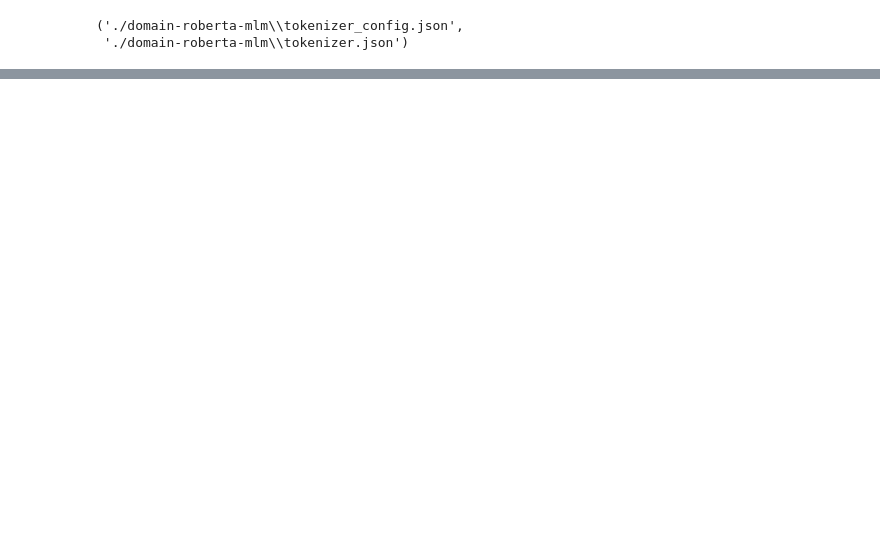
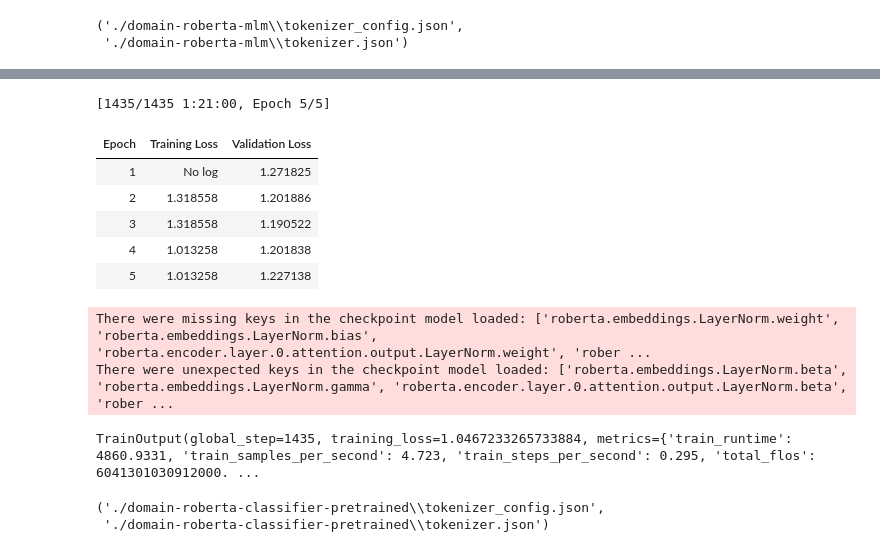
Before and after one commit to AhmedAlrashid/news-bias-classifier, a Jupyter notebook: roberta.ipynb, the cells around one changed output, grey strips where cells are left out. Saved outputs shown, nothing was run; the diff lists cells and outputs as text; code cells hidden in the pictures; blank space fills up the shorter version.

```diff
--- a/roberta.ipynb
+++ b/roberta.ipynb
@@ -211,0 +276,5 @@ weighted avg       0.53      0.50      0.49       976
+# %%
+# Load base model
+roberta_model_classifier_with_pretrained = RobertaForSequenceClassification.from_pretrained('./domain-roberta-mlm', num_labels=7).to('cuda')
+# IMPORTANT, reassign roberta_tokenizer so tokenize function uses the correct tokenizer
+roberta_tokenizer = RobertaTokenizer.from_pretrained('./domain-roberta-mlm')
@@ -211,0 +301,11 @@ weighted avg       0.53      0.50      0.49       976
+# %%
+# Rename column from bias to labels
+tokenized_classifier_dataset = tokenized_classifier_dataset.rename_column('bias', 'labels')
+
+# Map label strings to integers
+label_map = {"Far Left": 0, "Left": 1, "Lean Left": 2, "Center": 3, "Lean Right": 4, "Right": 5, "Far Right": 6}
+tokenized_classifier_dataset = tokenized_classifier_dataset.map(lambda dataset: {'labels': int(label_map[dataset['labels']])})
+tokenized_classifier_dataset = tokenized_classifier_dataset.cast_column('labels', Value('int32'))
+
+print(tokenized_classifier_dataset)
+print(tokenized_classifier_dataset['train']['labels'])
@@ -211,0 +328,39 @@ weighted avg       0.53      0.50      0.49       976
+# %%
+# Parameters used for trainer
+training_args_pretrained = TrainingArguments(
+    output_dir='./domain-roberta-classifier-pretrained',
+    save_strategy='epoch',
+    eval_strategy='epoch',
+    load_best_model_at_end=True,
+    logging_steps=500,
+    num_train_epochs=5,
+    per_device_train_batch_size=16,
+    per_device_eval_batch_size=16,
+    learning_rate=2e-5,
+    fp16=True
+)
+
+trainer_pretrained = Trainer(model=roberta_model_classifier_with_pretrained,
+                  args=training_args_pretrained,
+                  train_dataset=tokenized_classifier_dataset['train'],
+                  eval_dataset=tokenized_classifier_dataset['validation'])
+# %%
+trainer_pretrained.train() # Training
+# %% [output]
+[1435/1435 1:21:00, Epoch 5/5]
+| Epoch | Training Loss | Validation Loss |
+| 1 | No log | 1.271825 |
+| 2 | 1.318558 | 1.201886 |
+| 3 | 1.318558 | 1.190522 |
+| 4 | 1.013258 | 1.201838 |
+| 5 | 1.013258 | 1.227138 |
+There were missing keys in the checkpoint model loaded: ['roberta.embeddings.LayerNorm.weight', 'roberta.embeddings.LayerNorm.bias', 'roberta.encoder.layer.0.attention.output.LayerNorm.weight', 'rober ...
+There were unexpected keys in the checkpoint model loaded: ['roberta.embeddings.LayerNorm.beta', 'roberta.embeddings.LayerNorm.gamma', 'roberta.encoder.layer.0.attention.output.LayerNorm.beta', 'rober ...
+TrainOutput(global_step=1435, training_loss=1.0467233265733884, metrics={'train_runtime': 4860.9331, 'train_samples_per_second': 4.723, 'train_steps_per_second': 0.295, 'total_flos': 6041301030912000. ...
+# %%
+# Saving model
+roberta_model_classifier_with_pretrained.save_pretrained('./domain-roberta-classifier-pretrained')
+roberta_tokenizer.save_pretrained('./domain-roberta-classifier-pretrained')
+# %% [output]
+('./domain-roberta-classifier-pretrained\\tokenizer_config.json',
+ './domain-roberta-classifier-pretrained\\tokenizer.json')
```
Also changed, not shown: parts of 36 cells of this notebook, 1 other file.
